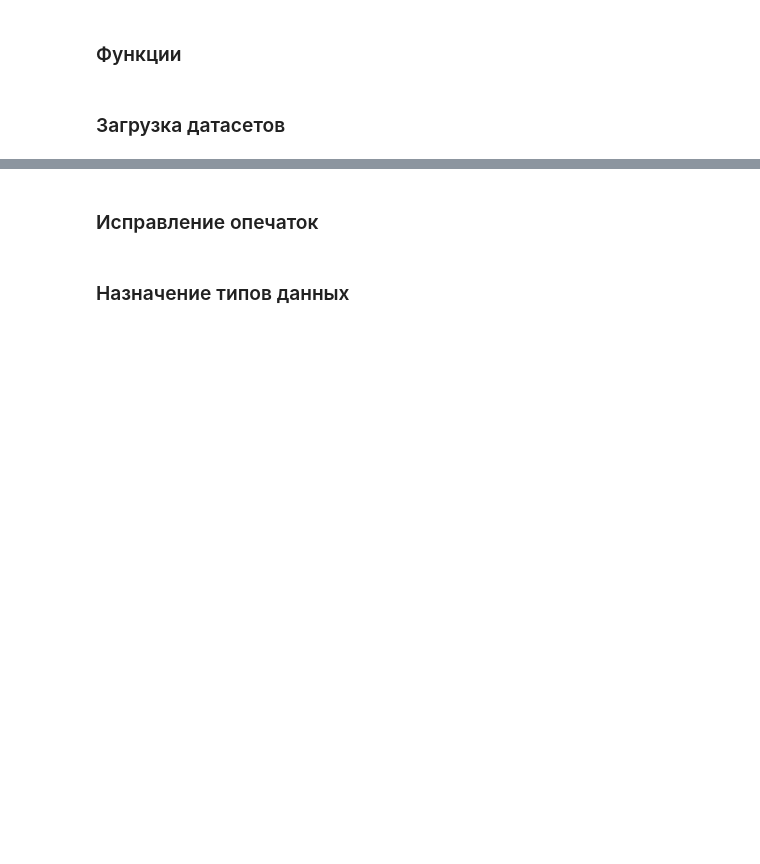
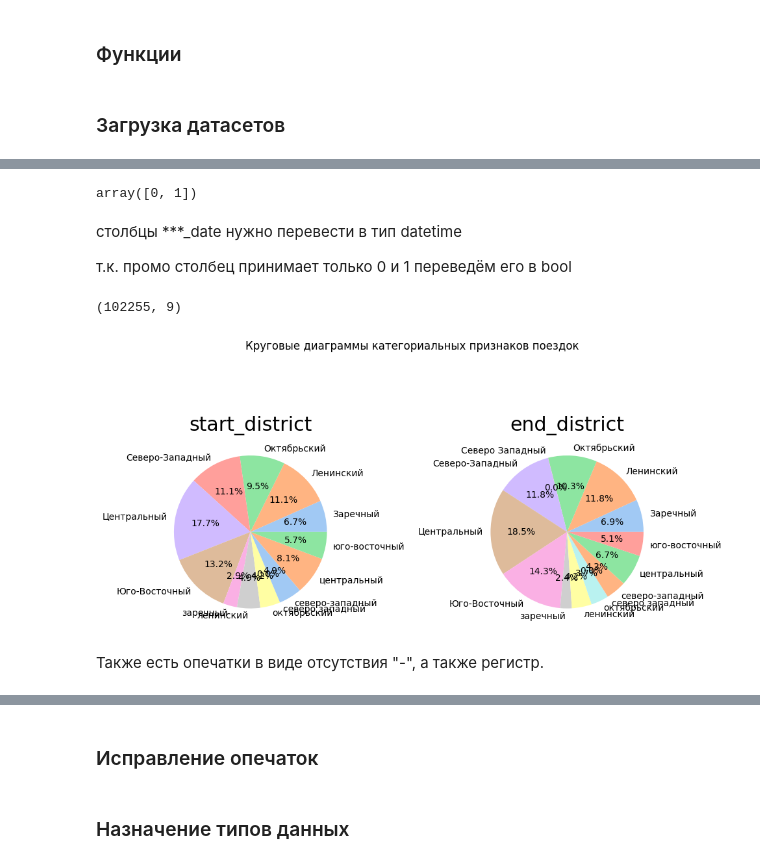
Before and after one commit to BlackkkMaster/ad_project_team16, a Jupyter notebook: kick_sharing.ipynb, the cells around one changed output, grey strips where cells are left out. Saved outputs shown, nothing was run; the diff lists cells and outputs as text; code cells hidden in the pictures; blank space fills up the shorter version.

```diff
--- a/kick_sharing.ipynb
+++ b/kick_sharing.ipynb
@@ -136,0 +181,18 @@ df_weather.columns = df_weather.columns.str.lower().str.replace(" ", "_")
+# %%
+df_rides["promo"].unique()
+# %% [output]
+array([0, 1])
+# %% [markdown]
+столбцы ***_date нужно перевести в тип datetime
+
+т.к. промо столбец принимает только 0 и 1 переведём его в bool
+# %%
+df_rides.shape
+# %% [output]
+(102255, 9)
+# %%
+cat_graph(df_rides, ["start_district", "end_district"], "поездок")
+# %% [output]
+[figure, added]
+# %% [markdown]
+Также есть опечатки в виде отсутствия "-", а также регистр.
```
Also changed, not shown: parts of 43 cells of this notebook.
